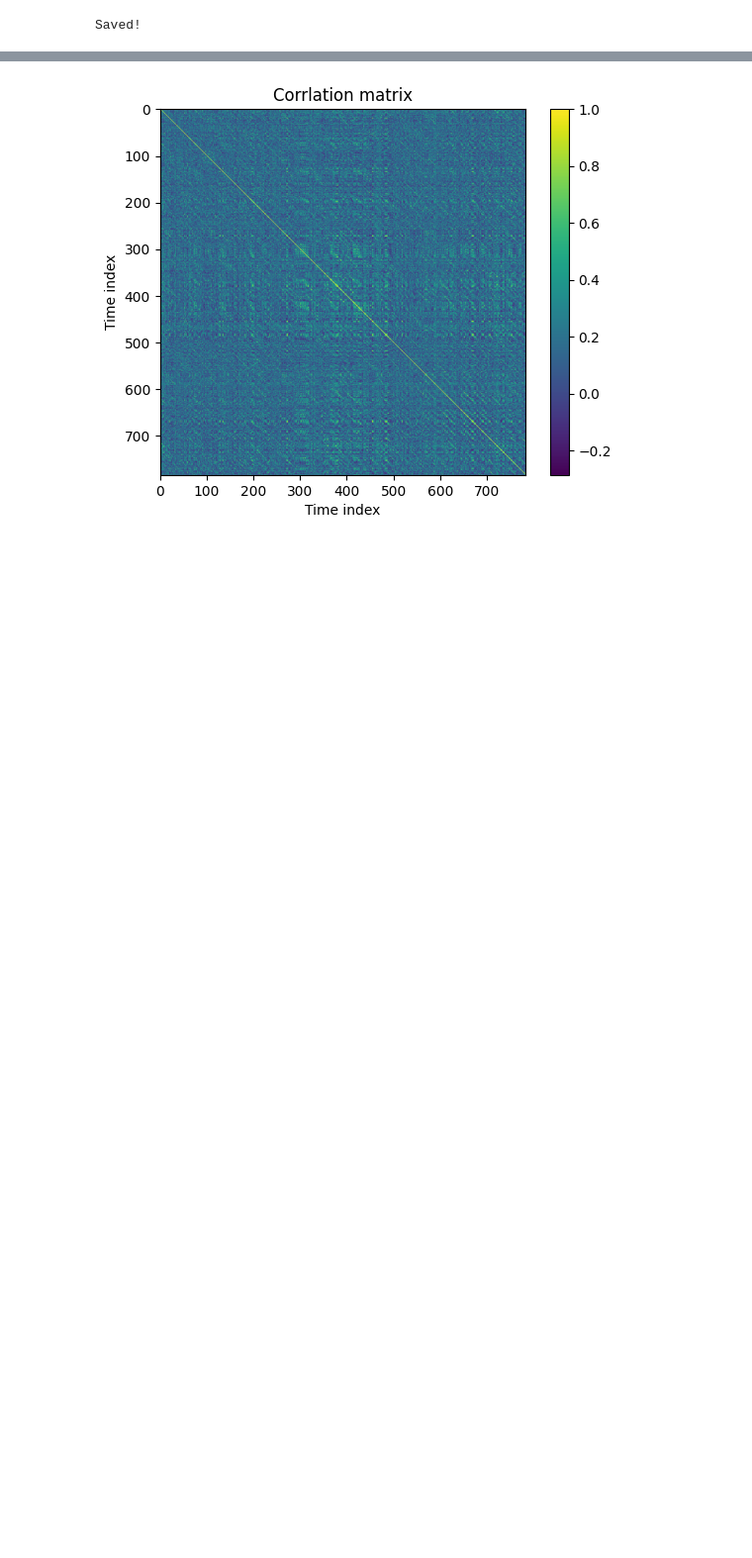
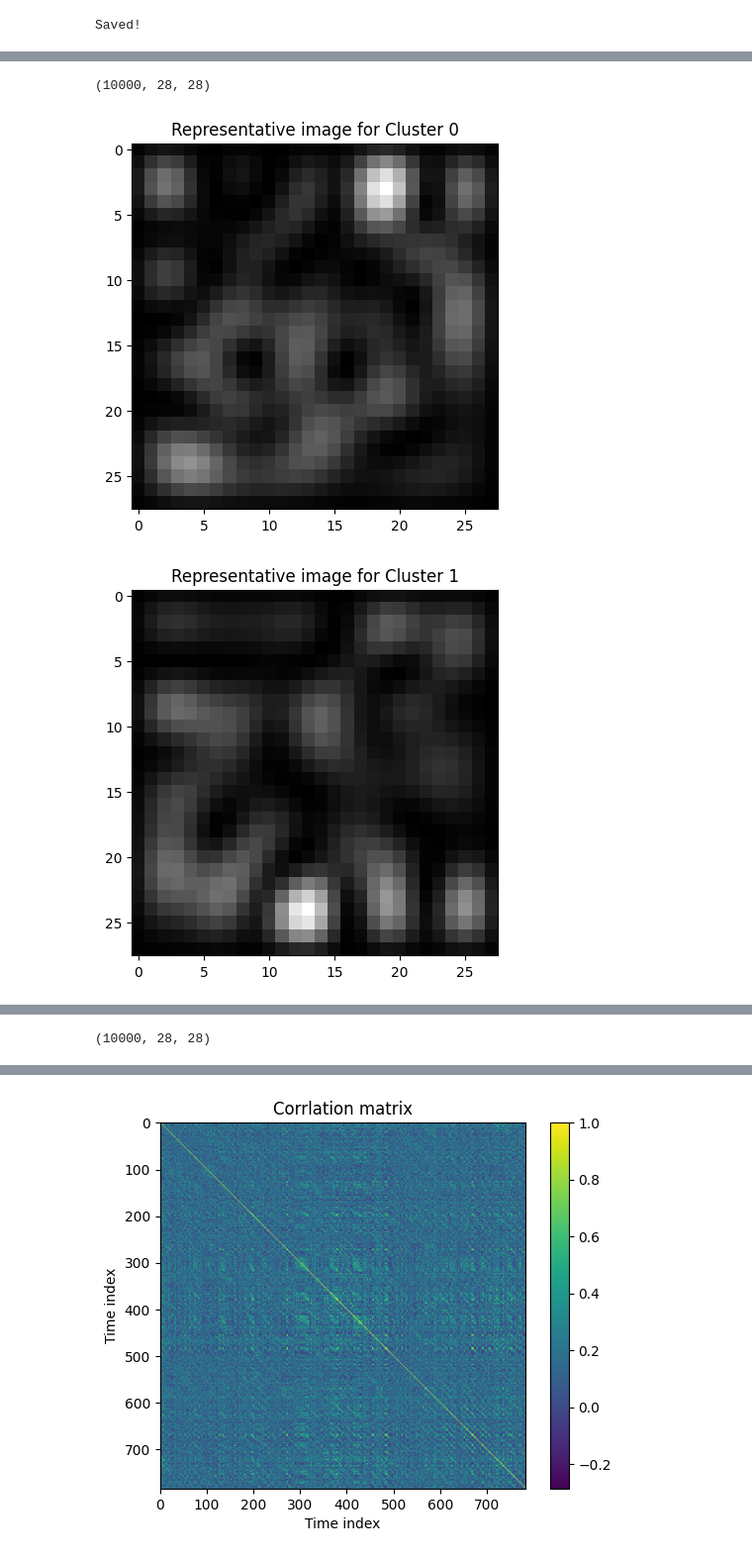
Before and after one commit to morixxfoxdata/img_rec, a Jupyter notebook: notebooks/simulation/speckle_demo.ipynb, the cells around one changed output, grey strips where cells are left out. Shown at 99% size. Drawn from its saved outputs; the diff is of its cells as text; code cells hidden in the pictures; blank space fills up the shorter version.

```diff
--- a/notebooks/simulation/speckle_demo.ipynb
+++ b/notebooks/simulation/speckle_demo.ipynb
@@ -139,0 +140,40 @@ mask.shape
+# %%
+wave1 = np.load("mp_155012_2m_1e05.npz")["arr_0"]
+wave2 = np.load("mp_154932_2m_1e05.npz")["arr_0"]
+wave3 = np.load("mp_154852_2m_1e05.npz")["arr_0"]
+wave4 = np.load("mp_154772_2m_1e05.npz")["arr_0"]
+
+wave_multi_4 = np.concatenate([wave1, wave2, wave3, wave4], axis=0)
+print(wave_multi_4.shape)
+np.savez("wave_multi_4_2m_1e-5.npz", wave_multi_4)
+# %% [output]
+(10000, 28, 28)
+# %%
+from sklearn.cluster import KMeans
+from matplotlib import pyplot as plt
+# データを平坦化
+flattened_data = wave_multi_4.reshape(10000, 28*28)
+
+# K-meansでクラスタリング
+n_clusters = 10  # クラスタ数（調整可能）
+kmeans = KMeans(n_clusters=n_clusters, random_state=42)
+cluster_labels = kmeans.fit_predict(flattened_data)
+
+# 各クラスタの代表的な画像を表示
+for i in range(n_clusters):
+    cluster_indices = np.where(cluster_labels == i)[0]
+    if len(cluster_indices) > 0:
+        # クラスタの中心に最も近い画像を選択
+        center_idx = cluster_indices[0]
+        for idx in cluster_indices:
+            if np.linalg.norm(flattened_data[idx] - kmeans.cluster_centers_[i]) < \
+               np.linalg.norm(flattened_data[center_idx] - kmeans.cluster_centers_[i]):
+                center_idx = idx
+
+        plt.figure()
+        plt.imshow(wave_multi_4[center_idx], cmap='gray')
+        plt.title(f'Representative image for Cluster {i}')
+        plt.show()
+# %% [output]
+[figure, added]
+[figure, added]
@@ -139,0 +188,4 @@ mask.shape
+# %%
+wave_multi_4.shape
+# %% [output]
+(10000, 28, 28)
```
Also changed, not shown: parts of 7 cells of this notebook, 28 other files.
